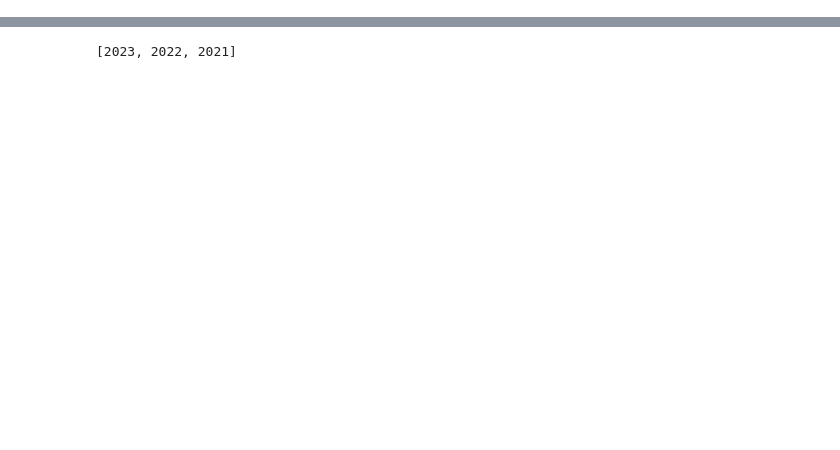
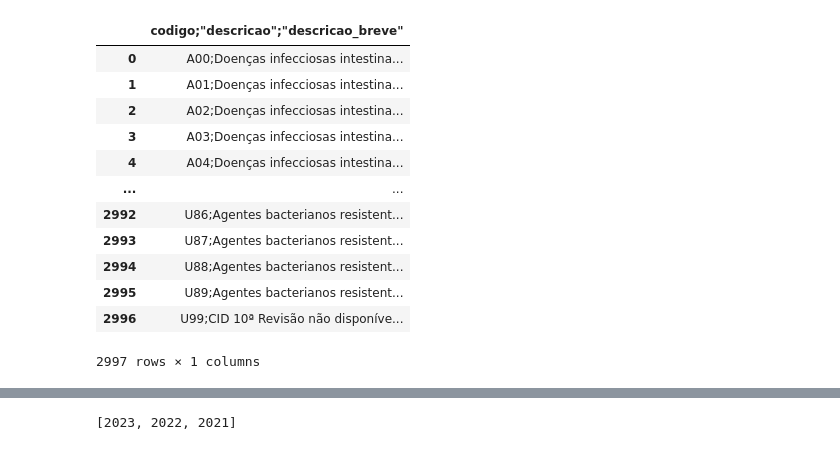
Before and after one commit to zng489/Delta_DataDricks_ADF_Redis_PowerAutomate, a Jupyter notebook: desformatação_excel_csv/formating_file.ipynb, the cells around one changed output, grey strips where cells are left out. Cells and saved outputs as stored; diff of their text form; code cells hidden in the pictures; blank space fills up the shorter version.

```diff
--- a/desformatação_excel_csv/formating_file.ipynb
+++ b/desformatação_excel_csv/formating_file.ipynb
@@ -0,0 +24,44 @@
+# %%
+# CID CAPITULOS
+
+import pandas as pd
+import numpy as np
+
+df = pd.read_csv('grupos.csv')
+                   #, index_col=0)
+
+# Change all data types to strings
+df = df.astype(str)
+
+
+def remove_line_breaks(string):
+    """
+    Remove line breaks from a string.
+
+    Args:
+        string (str): The input string.
+
+    Returns:
+        str: The cleaned string.
+    """
+    string = string.replace('\r\n', ' ').replace('\n', ' ')
+    return string
+
+df = df.applymap(remove_line_breaks)
+df = df.replace('"', '', regex=True)
+
+df
+# %% [output]
+|  | codigo;"descricao";"descricao_breve" |
+| 0 | A00;Doenças infecciosas intestina... |
+| 1 | A01;Doenças infecciosas intestina... |
+| 2 | A02;Doenças infecciosas intestina... |
+| 3 | A03;Doenças infecciosas intestina... |
+| 4 | A04;Doenças infecciosas intestina... |
+| ... | ... |
+| 2992 | U86;Agentes bacterianos resistent... |
+| 2993 | U87;Agentes bacterianos resistent... |
+| 2994 | U88;Agentes bacterianos resistent... |
+| 2995 | U89;Agentes bacterianos resistent... |
+| 2996 | U99;CID 10ª Revisão não disponíve... |
+2997 rows × 1 columns
```
Also changed, not shown: parts of 5 cells of this notebook.
